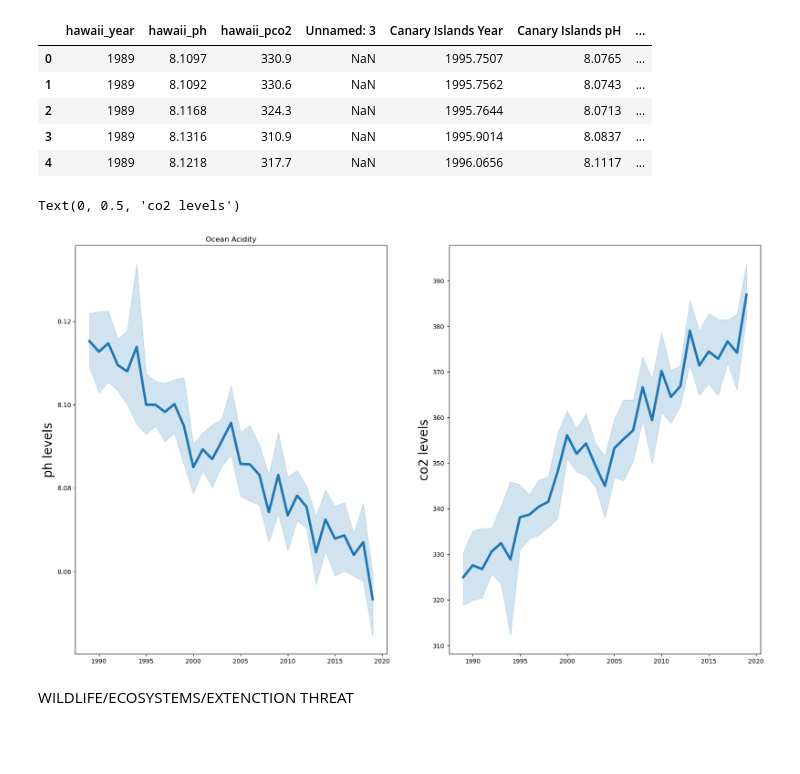
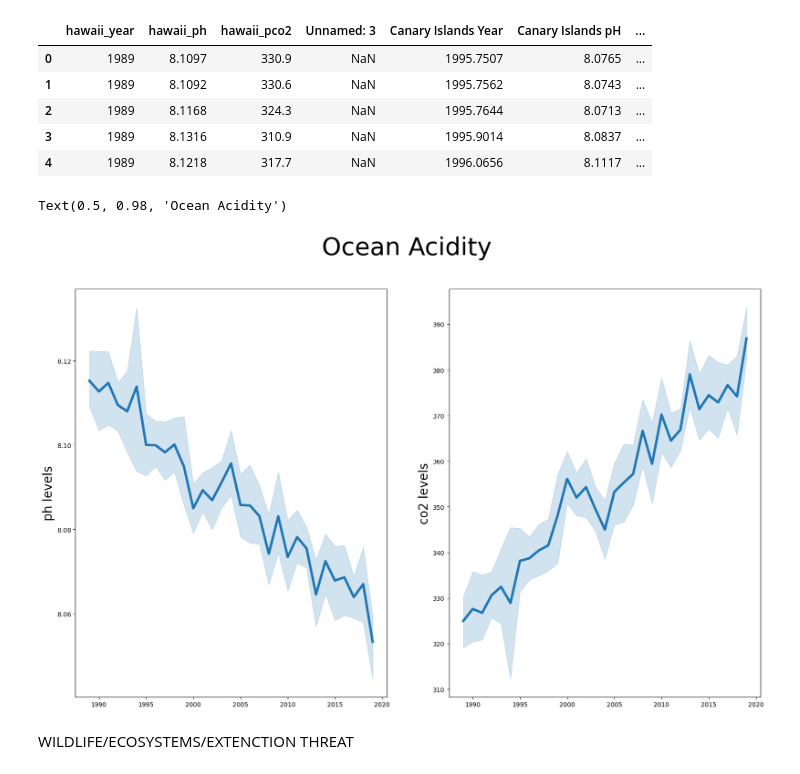
Before and after one commit to treybourgeois/nss_capstone_2021, a Jupyter notebook: data2/capstone_notebook.ipynb, the cells around one changed output. Drawn from its saved outputs; the diff is of its cells as text; code cells hidden in the pictures; blank space fills up the shorter version.

```diff
--- a/data2/capstone_notebook.ipynb
+++ b/data2/capstone_notebook.ipynb
@@ -198,21 +201,21 @@ sea_acid.head()
 # %%
 #reference: https://www.epa.gov/climate-indicators/climate-change-indicators-ocean-acidity
 #plotting HAWAII INFO SINCE RELEVANT TO PACIFIC OCEAN
 #ph levels on the decline, ever so slightly .. why?
 #co2 levels on the rise due to carbon emissions
 plt.figure(figsize=(20,12))
 plt.subplot(1,2,1)
 sns.lineplot(x='hawaii_year',y='hawaii_ph', data=sea_acid, linewidth=4).set(xlabel=None)
 plt.ylabel('ph levels', fontsize=20)
-plt.title('Ocean Acidity')
-
 
 plt.subplot(1,2,2)
 sns.lineplot(x='hawaii_year',y='hawaii_pco2', data=sea_acid, linewidth=4).set(xlabel=None)
 plt.ylabel('co2 levels', fontsize=20)
+
+plt.suptitle('Ocean Acidity', fontsize=40)
 # %% [output]
-Text(0, 0.5, 'co2 levels')
+Text(0.5, 0.98, 'Ocean Acidity')
-[figure, old version]
+[figure, new version]
 # %% [markdown]
 WILDLIFE/ECOSYSTEMS/EXTENCTION THREAT
 # %%
```
Also changed, not shown: parts of 7 cells of this notebook.
